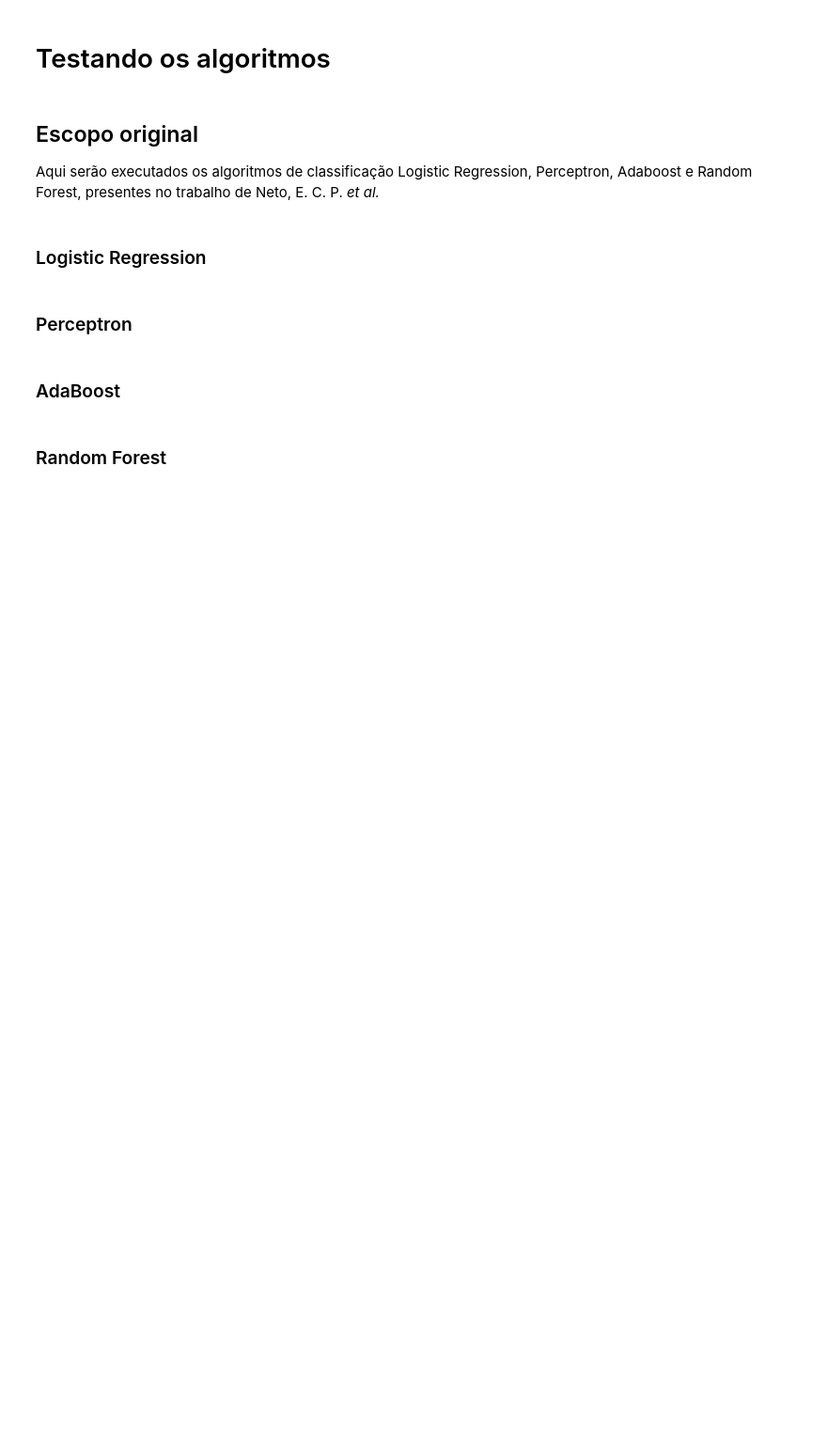
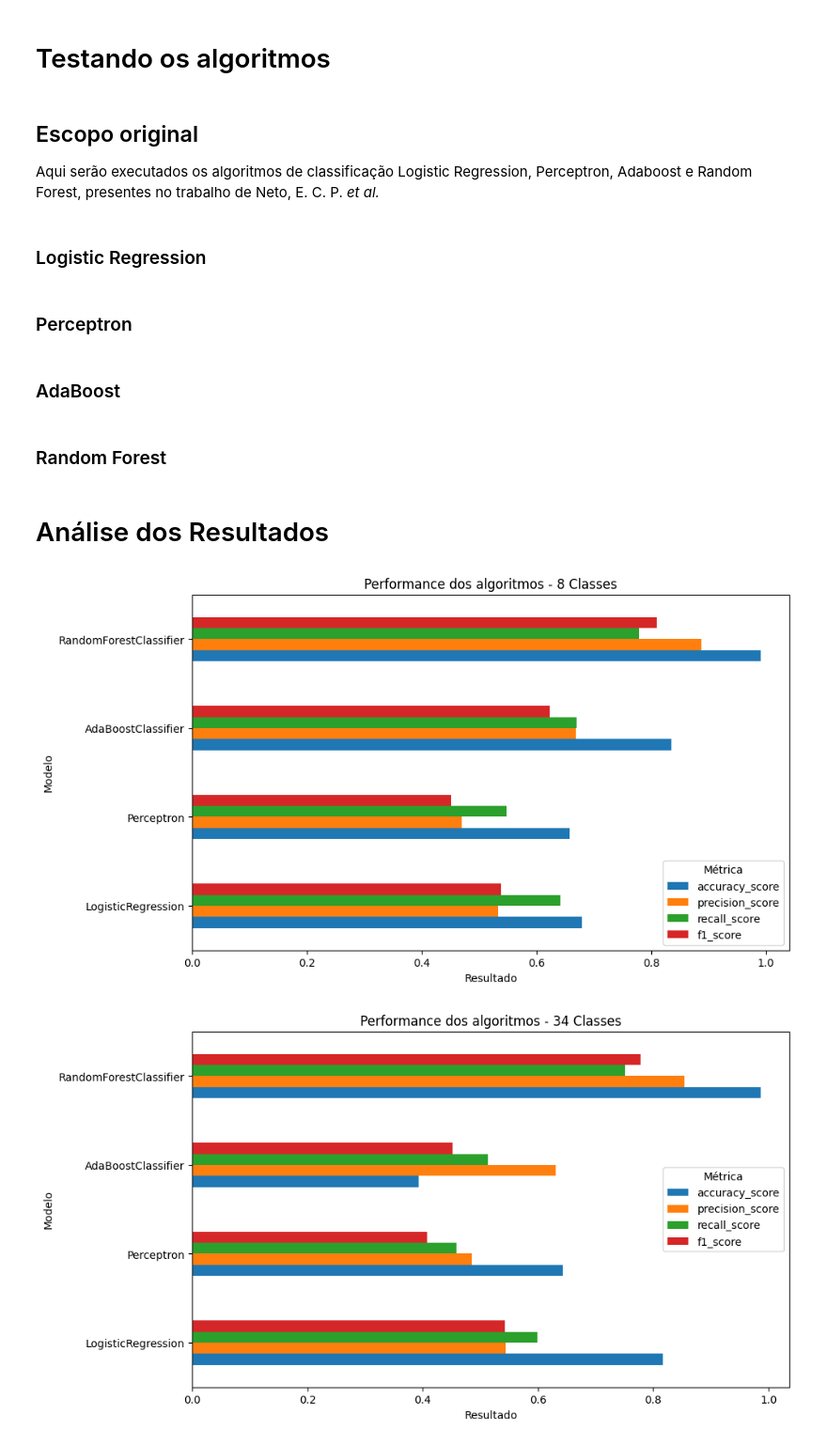
Before and after one commit to oliveiraleo/DCC130, a Jupyter notebook: Notebook.ipynb, the cells around one changed output. Shown at 94% size. Drawn from its saved outputs; the diff is of its cells as text; code cells hidden in the pictures; blank space fills up the shorter version.

Commit message:
feature: performance dos algoritmos agrupados pelo número de classes

```diff
--- a/Notebook.ipynb
+++ b/Notebook.ipynb
@@ -261,3 +278,24 @@ random_forest_results = evaluate_model(
     model=RandomForestClassifier(), data=data
 )
 save_results(random_forest_results)
+# %% [markdown]
+# Análise dos Resultados
+# %%
+df = pd.read_csv("./results.csv")
+df.set_index("model", inplace=True)
+df.drop_duplicates(inplace=True)
+
+grouped = df.groupby("num_features")
+
+for num, df in grouped:
+    df[["accuracy_score", "precision_score", "recall_score", "f1_score"]].plot(
+        kind="barh", figsize=(10, 6)
+    )
+    plt.title(f"Performance dos algoritmos - {num} Classes")
+    plt.xlabel("Resultado")
+    plt.ylabel("Modelo")
+    plt.legend(title="Métrica")
+    plt.show()
+# %% [output]
+[figure, added]
+[figure, added]
```
Also changed, not shown: parts of 3 cells of this notebook, 1 other file.
